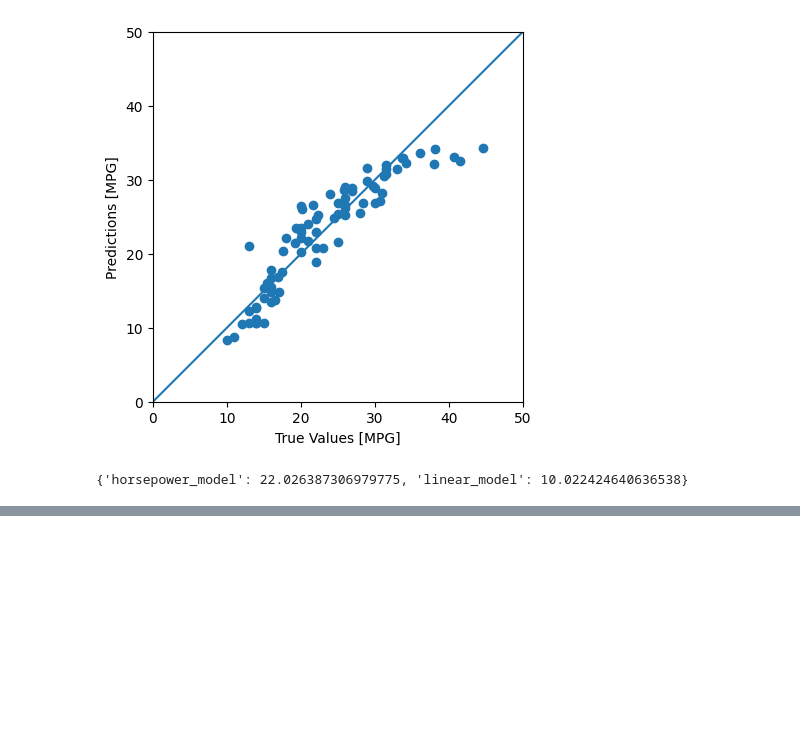
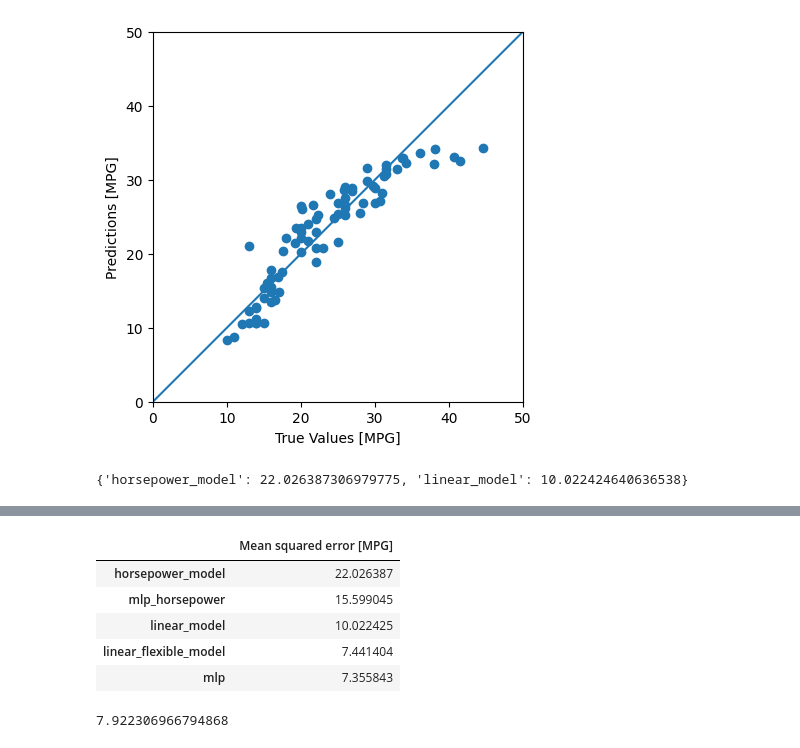
Before and after one commit to 2026-2-fundamentos/std-andres-felipe-chica-ospina, a Jupyter notebook: P200_regresion_basica/notebooks/notebook.ipynb, the cells around one changed output, grey strips where cells are left out. Drawn from its saved outputs; the diff is of its cells as text; code cells hidden in the pictures; blank space fills up the shorter version.

```diff
--- a/P200_regresion_basica/notebooks/notebook.ipynb
+++ b/P200_regresion_basica/notebooks/notebook.ipynb
@@ -296,0 +412,13 @@ test_results
+# %%
+# Desempeño de los modelos
+
+pd.DataFrame(test_results, index=["Mean squared error [MPG]"]).T.sort_values(
+    by="Mean squared error [MPG]", ascending=False
+)
+# %% [output]
+|  | Mean squared error [MPG] |
+| horsepower_model | 22.026387 |
+| mlp_horsepower | 15.599045 |
+| linear_model | 10.022425 |
+| linear_flexible_model | 7.441404 |
+| mlp | 7.355843 |
@@ -296,0 +450,25 @@ test_results
+# %%
+# La predicción reutiliza el mismo tratamiento categórico aplicado durante el ajuste.
+
+import pandas as pd
+
+dataset = pd.read_csv("../data/auto_mpg.csv")
+dataset = dataset.dropna()
+dataset["Origin"] = dataset["Origin"].astype("category")
+y_true = dataset.pop("MPG")
+
+with open("../submission/mlp.pkl", "rb") as file:
+    new_mlp = pickle.load(file)
+
+with open("../submission/features_preprocessor.pkl", "rb") as file:
+    new_features_preprocessor = pickle.load(file)
+
+standarized_dataset = new_features_preprocessor.transform(dataset)
+y_pred = new_mlp.predict(standarized_dataset)
+
+mean_squared_error(
+    y_true=y_true,
+    y_pred=y_pred,
+)
+# %% [output]
+7.922306966794868
```
Also changed, not shown: parts of 4 cells of this notebook, 5 other files.
